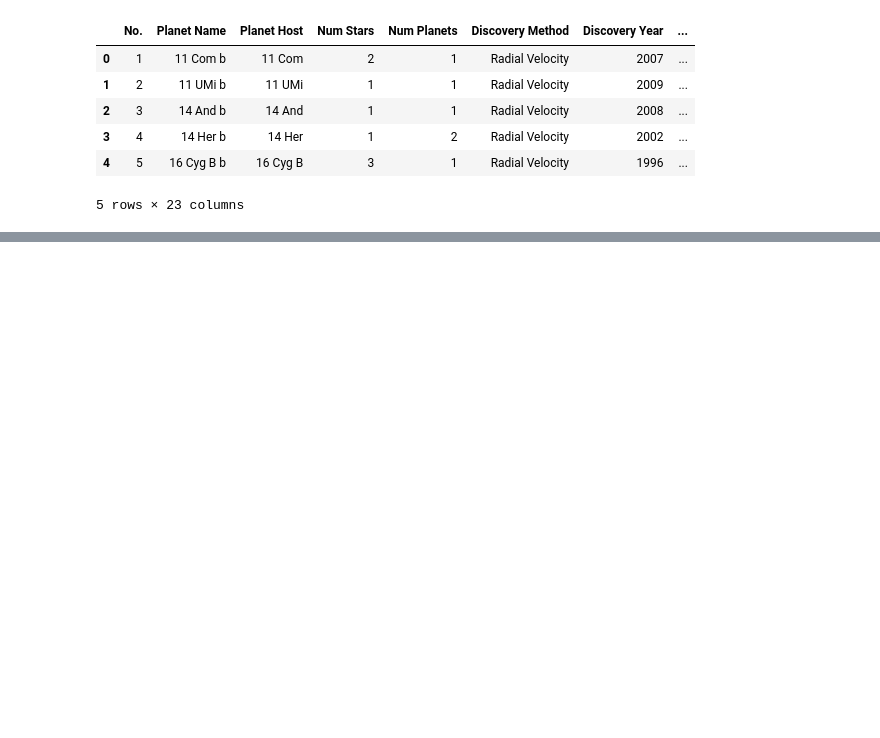
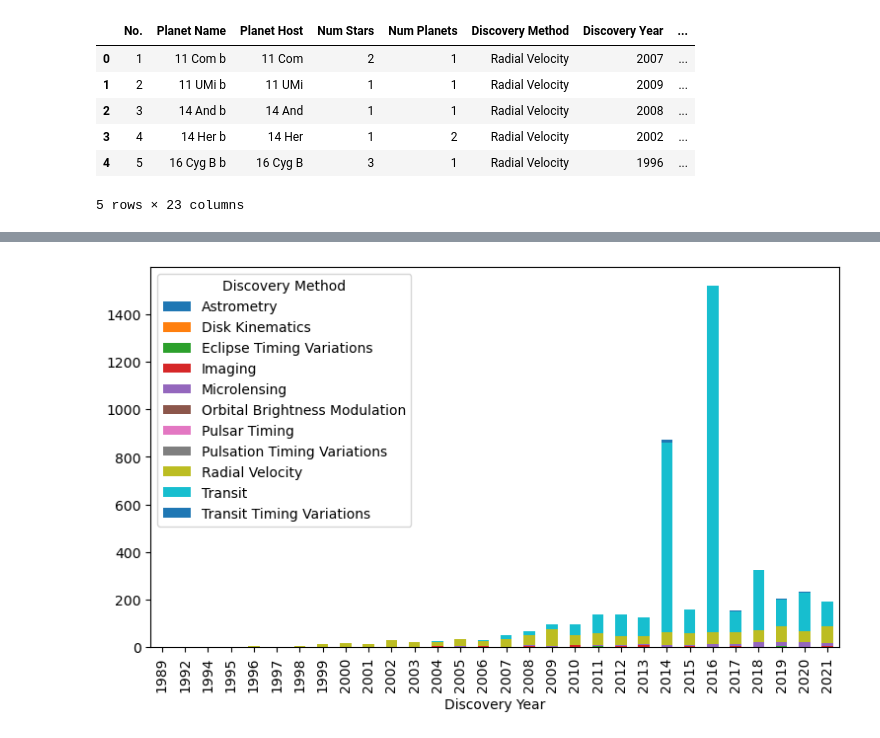
Before and after one commit to ubco-W2022T1-cosc301/project-group35, a Jupyter notebook: notebooks/analysis1.ipynb, the cells around one changed output, grey strips where cells are left out. Cells and saved outputs as stored; diff of their text form; code cells hidden in the pictures; blank space fills up the shorter version.

Commit message:
Working on analysis 1, Milestone 3 - Added Discovery Information

```diff
--- a/notebooks/analysis1.ipynb
+++ b/notebooks/analysis1.ipynb
@@ -23,0 +29,10 @@ spreadsheet.head()
+# %%
+import pandas as pd
+df = pd.read_csv("../data/raw/DataOriginal.csv")
+import matplotlib.pyplot as pt
+
+Temp=df.groupby(['Discovery Year','Discovery Method']).size().unstack()
+Temp.plot.bar(stacked=True,figsize=(9,5))
+pt.show()
+# %% [output]
+[figure, added]
```
Also changed, not shown: parts of 2 cells of this notebook.
